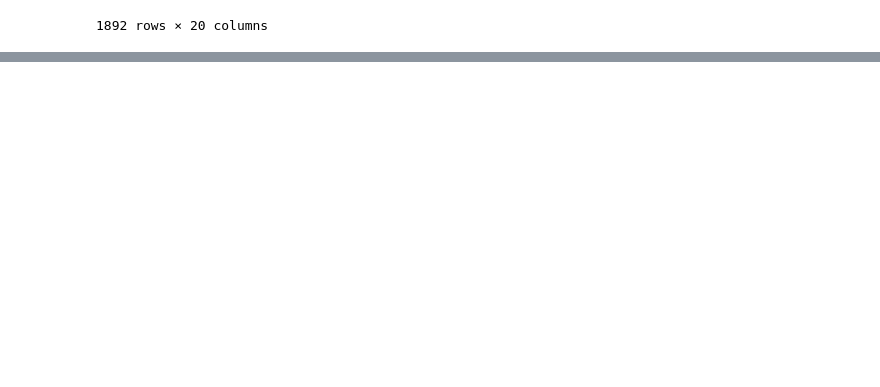
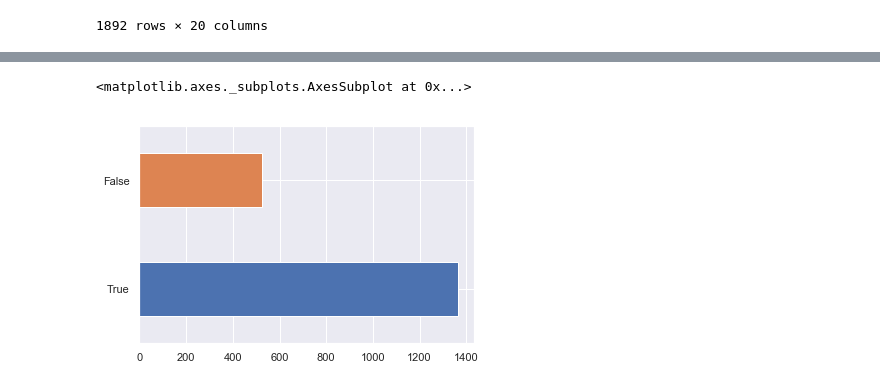
Before and after one commit to MJOAN/Udacity-DA-P4, a Jupyter notebook: Wrangling Data Project.ipynb, the cells around one changed output, grey strips where cells are left out. Cells and saved outputs as stored; diff of their text form; code cells hidden in the pictures; blank space fills up the shorter version.

```diff
--- a/Wrangling Data Project.ipynb
+++ b/Wrangling Data Project.ipynb
@@ -411,0 +464,5 @@ tweets.head(3)
+# %%
+master['third_prediction_outcome'].value_counts().plot(kind='barh')
+# %% [output]
+<matplotlib.axes._subplots.AxesSubplot at 0x...>
+[figure, added]
```
Also changed, not shown: parts of 37 cells of this notebook, 3 other files.
